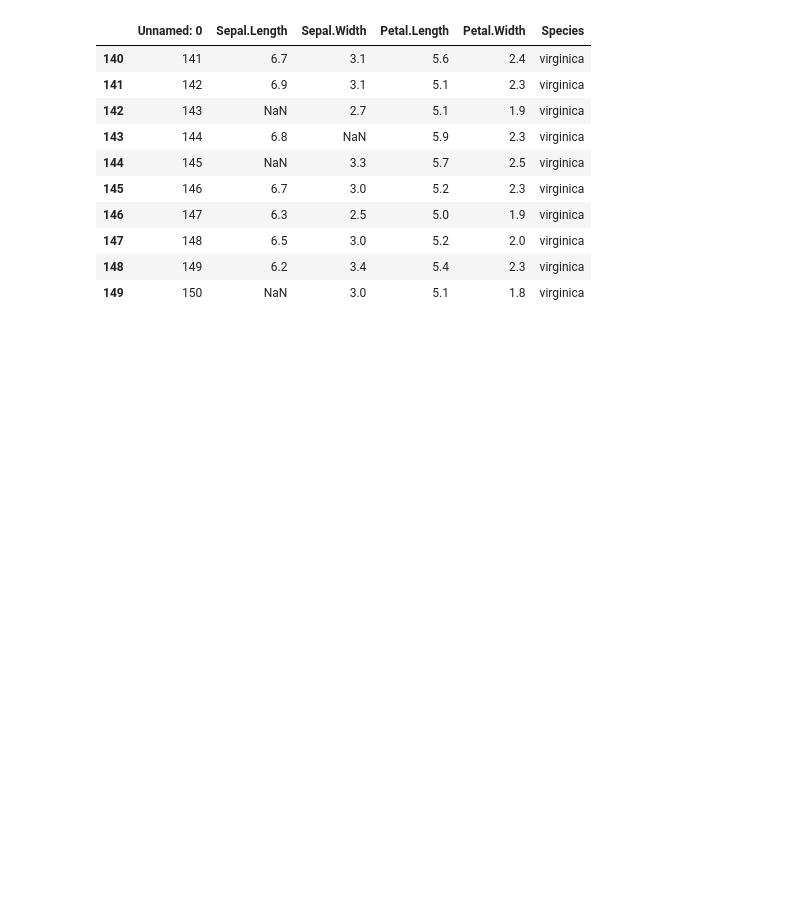
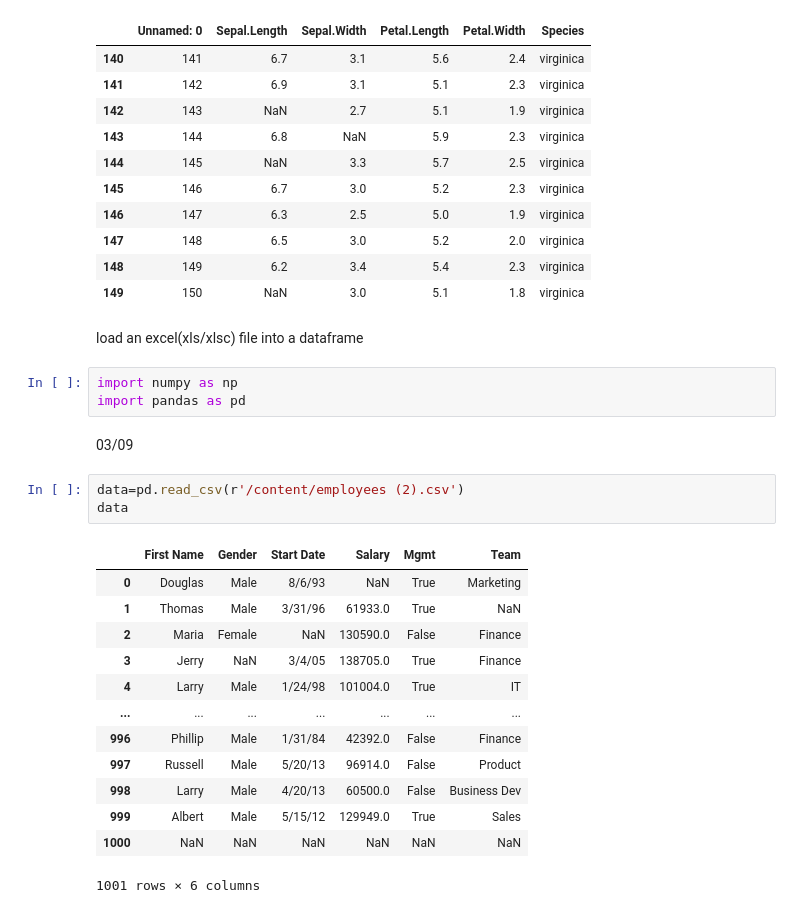
Before and after one commit to addulamalerupareddy-gif/java_Practice, a Jupyter notebook: Untitled8.ipynb, the cells around one changed output. Saved outputs shown, nothing was run; the diff lists cells and outputs as text; blank space fills up the shorter version.

```diff
--- a/Untitled8.ipynb
+++ b/Untitled8.ipynb
@@ -393,3 +393,27 @@ data.tail(10)
 | 147 | 148 | 6.5 | 3.0 | 5.2 | 2.0 | virginica |
 | 148 | 149 | 6.2 | 3.4 | 5.4 | 2.3 | virginica |
 | 149 | 150 | NaN | 3.0 | 5.1 | 1.8 | virginica |
+# %% [markdown]
+load an excel(xls/xlsc) file into a dataframe
+# %%
+import numpy as np
+import pandas as pd
+# %% [markdown]
+03/09
+# %%
+data=pd.read_csv(r'/content/employees (2).csv')
+data
+# %% [output]
+|  | First Name | Gender | Start Date | Salary | Mgmt | Team |
+| 0 | Douglas | Male | 8/6/93 | NaN | True | Marketing |
+| 1 | Thomas | Male | 3/31/96 | 61933.0 | True | NaN |
+| 2 | Maria | Female | NaN | 130590.0 | False | Finance |
+| 3 | Jerry | NaN | 3/4/05 | 138705.0 | True | Finance |
+| 4 | Larry | Male | 1/24/98 | 101004.0 | True | IT |
+| ... | ... | ... | ... | ... | ... | ... |
+| 996 | Phillip | Male | 1/31/84 | 42392.0 | False | Finance |
+| 997 | Russell | Male | 5/20/13 | 96914.0 | False | Product |
+| 998 | Larry | Male | 4/20/13 | 60500.0 | False | Business Dev |
+| 999 | Albert | Male | 5/15/12 | 129949.0 | True | Sales |
+| 1000 | NaN | NaN | NaN | NaN | NaN | NaN |
+1001 rows × 6 columns
```
Also changed, not shown: parts of 23 cells of this notebook.
